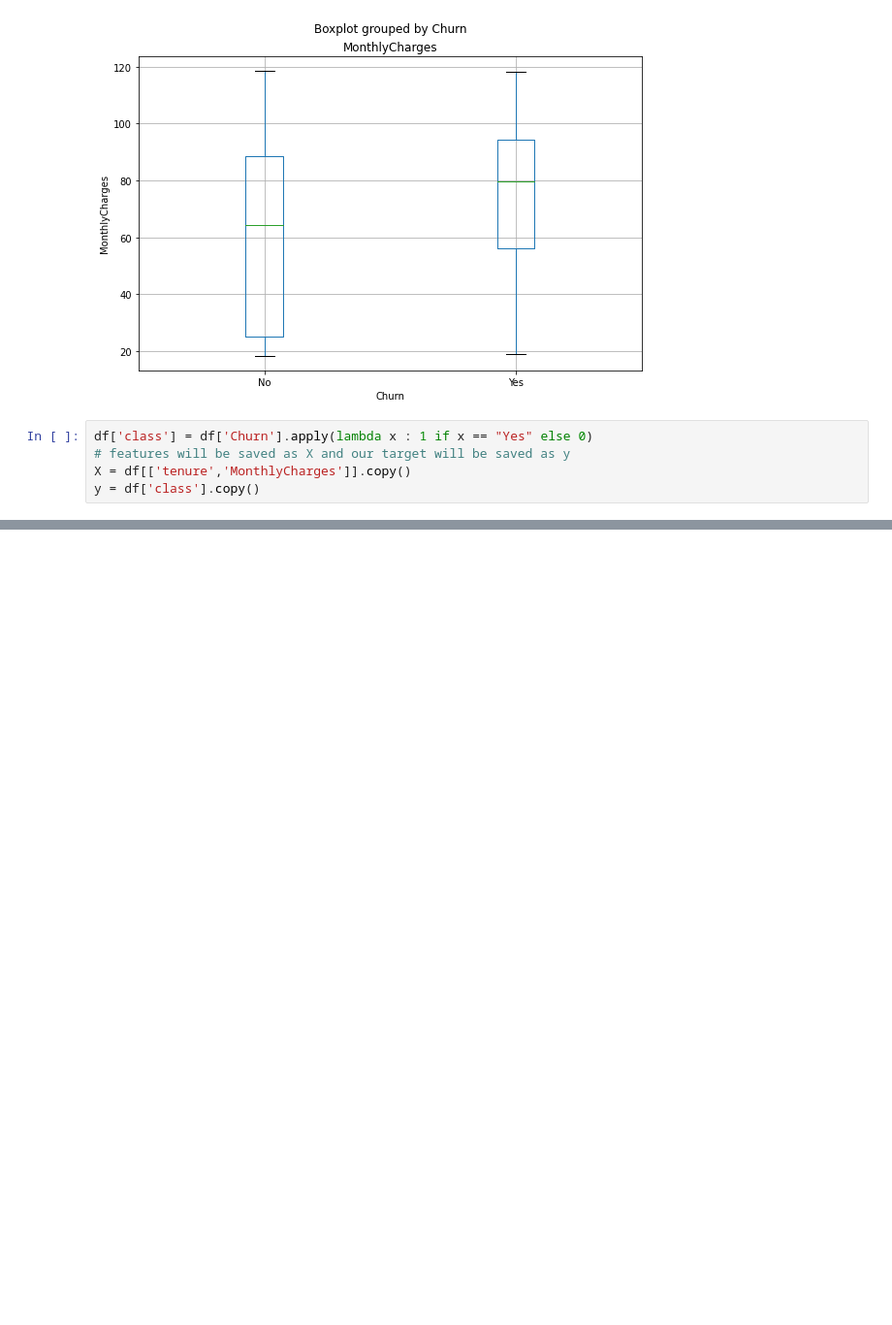
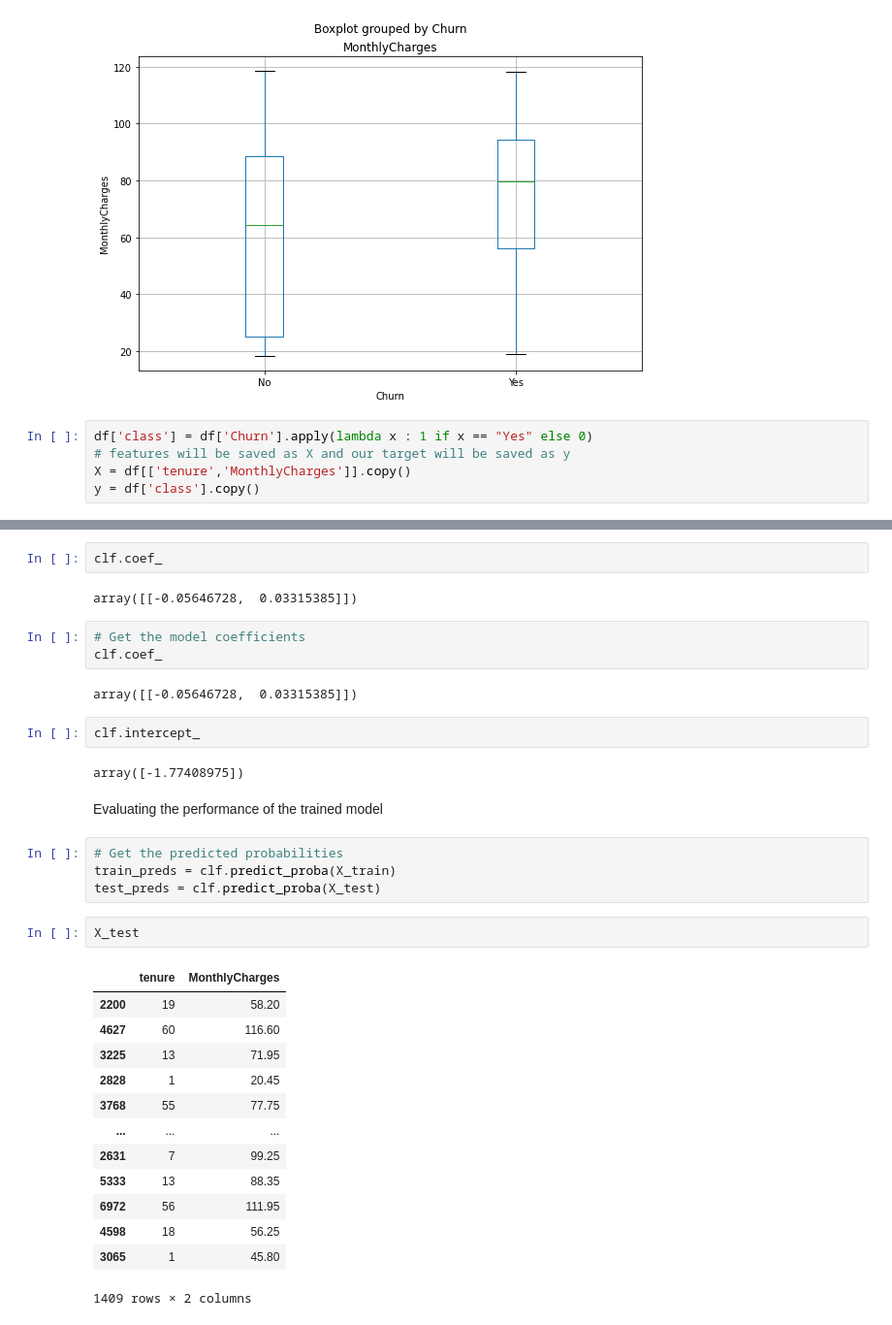
Before and after one commit to amitkumar8486/churn-prediction, a Jupyter notebook: churn.ipynb, the cells around one changed output, grey strips where cells are left out. Shown at 97% size. Drawn from its saved outputs; the diff is of its cells as text; blank space fills up the shorter version.

```diff
--- a/churn.ipynb
+++ b/churn.ipynb
@@ -57,0 +87,35 @@ y = df['class'].copy()
+# %%
+clf.coef_
+# %% [output]
+array([[-0.05646728,  0.03315385]])
+# %%
+# Get the model coefficients
+clf.coef_
+# %% [output]
+array([[-0.05646728,  0.03315385]])
+# %%
+clf.intercept_
+# %% [output]
+array([-1.77408975])
+# %% [markdown]
+Evaluating the performance of the trained model
+# %%
+# Get the predicted probabilities
+train_preds = clf.predict_proba(X_train)
+test_preds = clf.predict_proba(X_test)
+# %%
+X_test
+# %% [output]
+|  | tenure | MonthlyCharges |
+| 2200 | 19 | 58.20 |
+| 4627 | 60 | 116.60 |
+| 3225 | 13 | 71.95 |
+| 2828 | 1 | 20.45 |
+| 3768 | 55 | 77.75 |
+| ... | ... | ... |
+| 2631 | 7 | 99.25 |
+| 5333 | 13 | 88.35 |
+| 6972 | 56 | 111.95 |
+| 4598 | 18 | 56.25 |
+| 3065 | 1 | 45.80 |
+1409 rows × 2 columns
```
Also changed, not shown: parts of 21 cells of this notebook.
